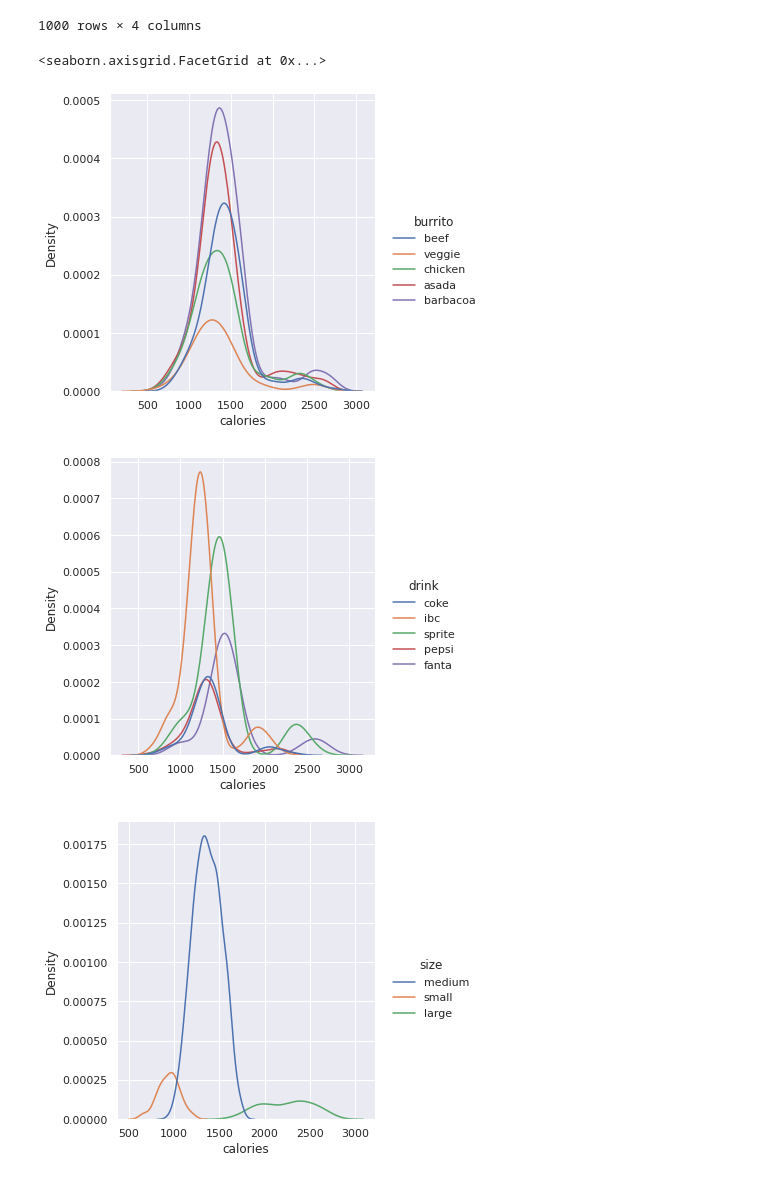
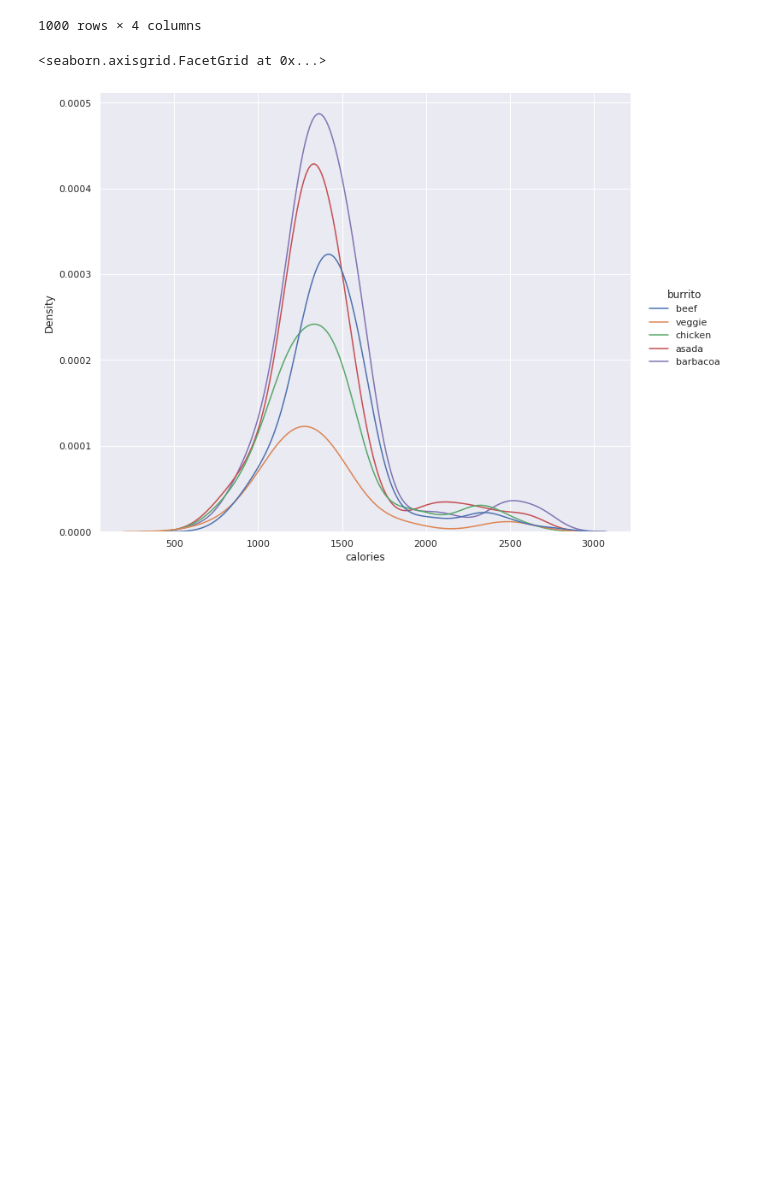
Before and after one commit to wingated/cs180_labs, a Jupyter notebook: burrito_simulator.ipynb, the cells around one changed output. Cells and saved outputs as stored; diff of their text form; code cells hidden in the pictures; blank space fills up the shorter version.

```diff
--- a/burrito_simulator.ipynb
+++ b/burrito_simulator.ipynb
@@ -94,11 +94,9 @@ df
 | 999 | beef | 1357.140774 | sprite | medium |
 1000 rows × 4 columns
 # %%
-sns.displot( data=df, x='calories', hue='burrito', kind='kde')
-sns.displot( data=df, x='calories', hue='drink', kind='kde')
-sns.displot( data=df, x='calories', hue='size', kind='kde')
+sns.displot( data=df, x='calories', hue='burrito', kind='kde', height=8, aspect=10/8)
+#sns.displot( data=df, x='calories', hue='drink', kind='kde')
+#sns.displot( data=df, x='calories', hue='size', kind='kde')
 # %% [output]
 <seaborn.axisgrid.FacetGrid at 0x...>
-[figure, old version]
+[figure, new version]
-[figure, removed]
-[figure, removed]
```
Also changed, not shown: parts of 1 cell of this notebook.
